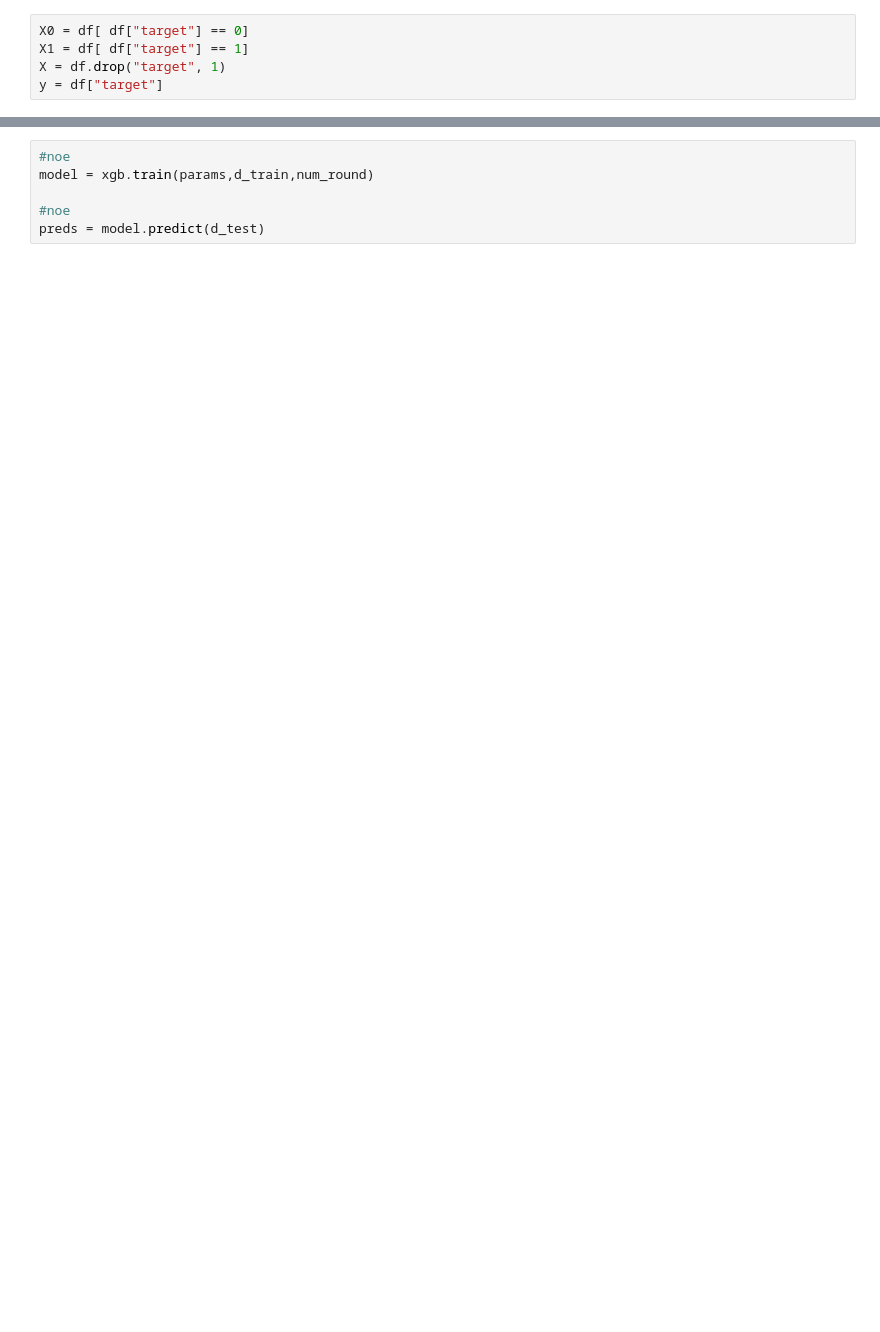
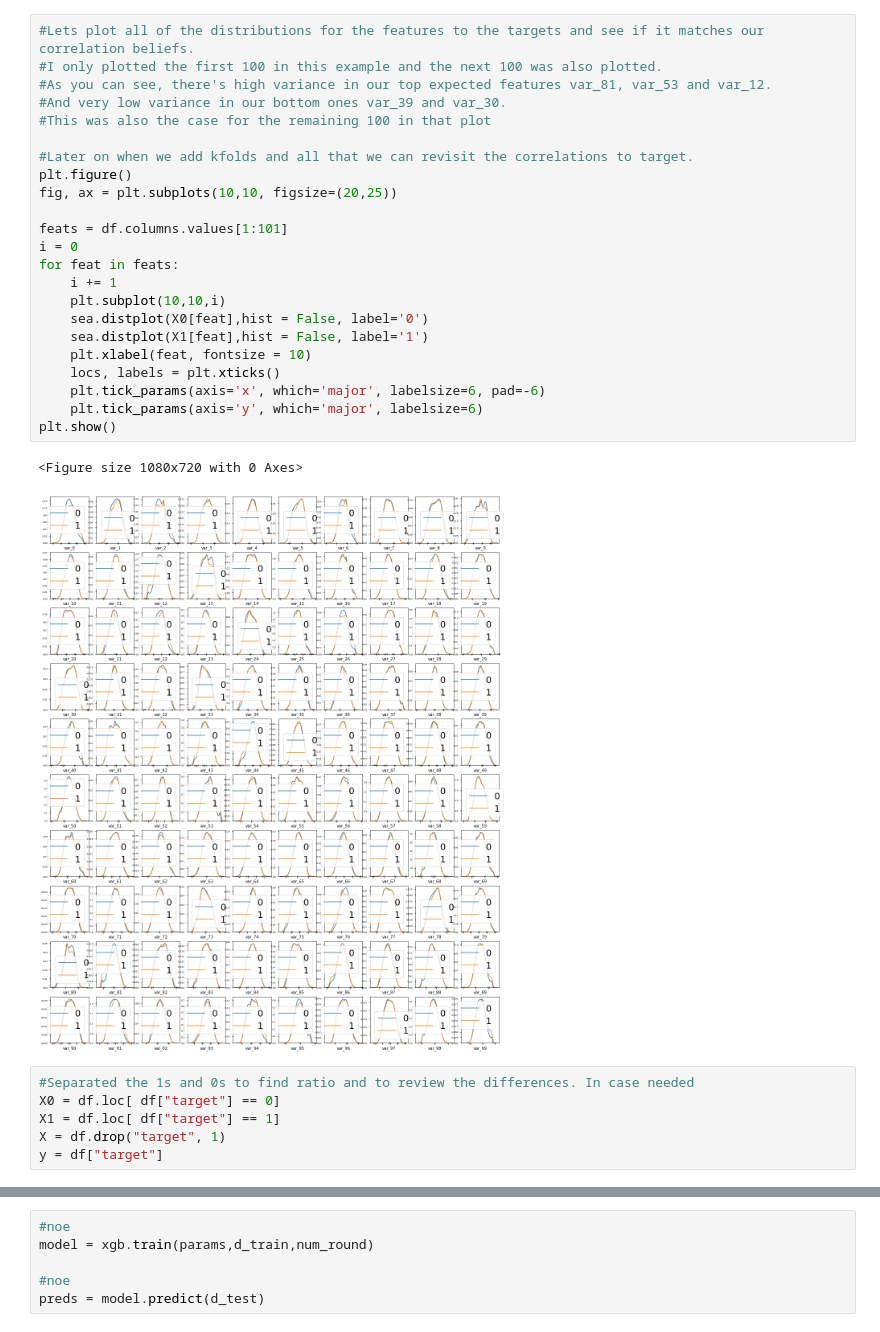
Before and after one commit to andgho/TDT05-project, a Jupyter notebook: tdt05.ipynb, the cells around one changed output, grey strips where cells are left out. Cells and saved outputs as stored; diff of their text form; blank space fills up the shorter version.

```diff
--- a/tdt05.ipynb
+++ b/tdt05.ipynb
@@ -26,5 +121,32 @@ df.columns = newcolnames
+# %%
+#Lets plot all of the distributions for the features to the targets and see if it matches our correlation beliefs.
+#I only plotted the first 100 in this example and the next 100 was also plotted.
+#As you can see, there's high variance in our top expected features var_81, var_53 and var_12.
+#And very low variance in our bottom ones var_39 and var_30.
+#This was also the case for the remaining 100 in that plot
+
+#Later on when we add kfolds and all that we can revisit the correlations to target.
+plt.figure()
+fig, ax = plt.subplots(10,10, figsize=(20,25))
+
+feats = df.columns.values[1:101]
+i = 0
+for feat in feats:
+    i += 1
+    plt.subplot(10,10,i)
+    sea.distplot(X0[feat],hist = False, label='0')
+    sea.distplot(X1[feat],hist = False, label='1')
+    plt.xlabel(feat, fontsize = 10)
+    locs, labels = plt.xticks()
+    plt.tick_params(axis='x', which='major', labelsize=6, pad=-6)
+    plt.tick_params(axis='y', which='major', labelsize=6)
+plt.show()
+# %% [output]
+<Figure size 1080x720 with 0 Axes>
+[figure, added]
 # %%
-X0 = df[ df["target"] == 0]
-X1 = df[ df["target"] == 1]
+#Separated the 1s and 0s to find ratio and to review the differences. In case needed
+X0 = df.loc[ df["target"] == 0]
+X1 = df.loc[ df["target"] == 1]
 X = df.drop("target", 1)
 y = df["target"]
```
Also changed, not shown: parts of 26 cells of this notebook.
